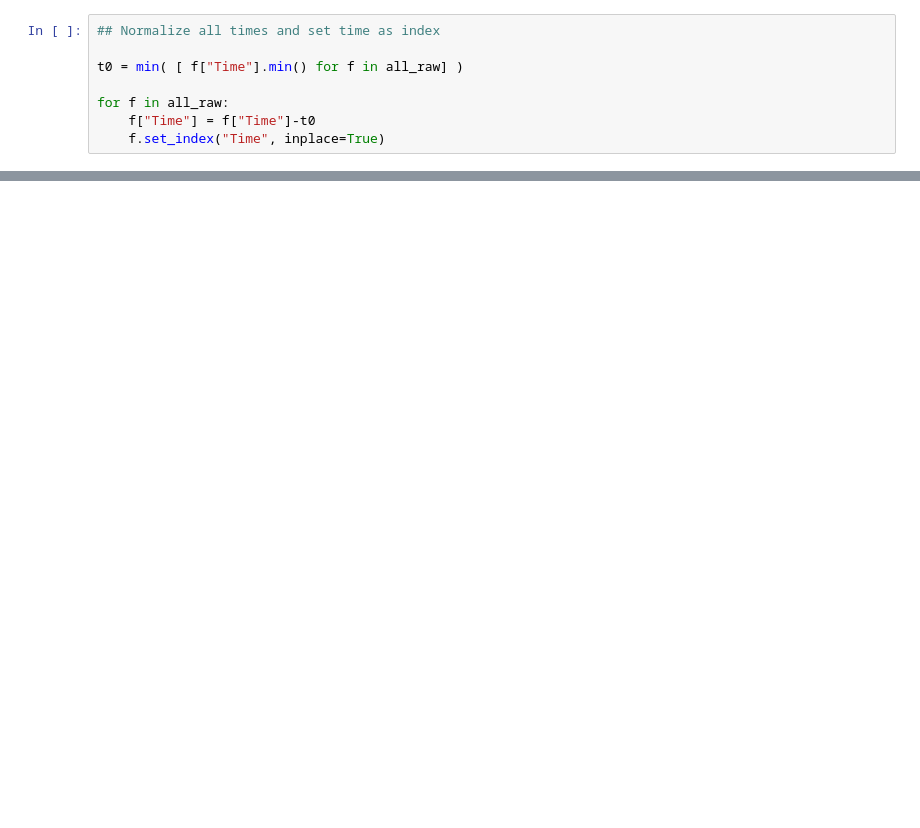
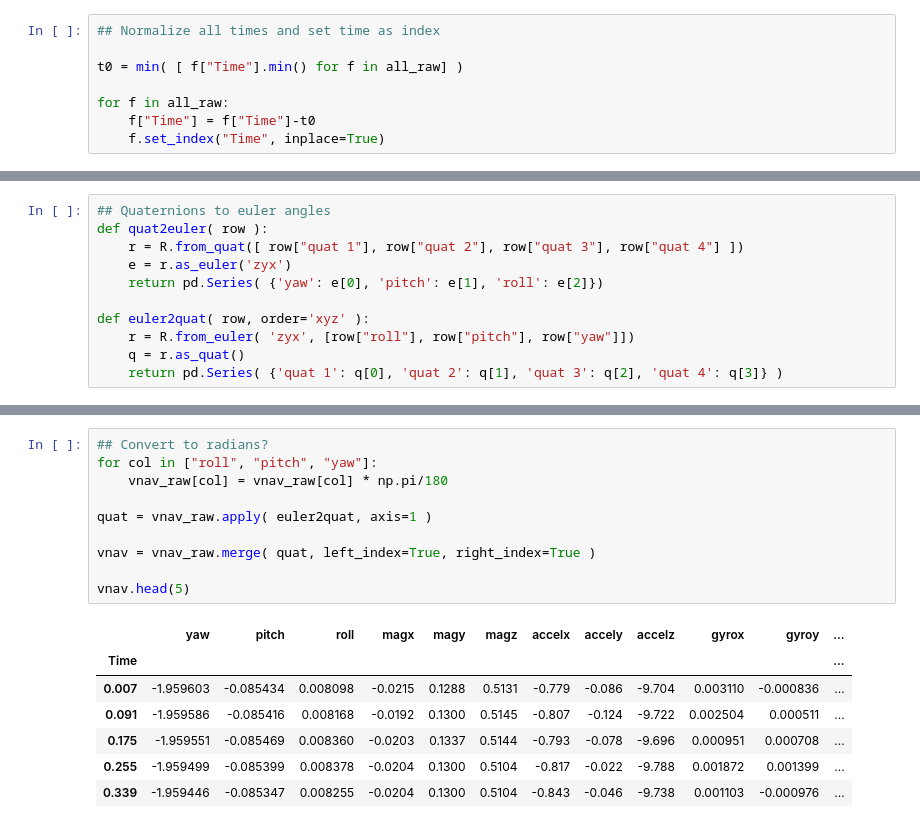
Before and after one commit to amarburg/covis_imu_analysis, a Jupyter notebook: imu_analysis.ipynb, the cells around one changed output, grey strips where cells are left out. Cells and saved outputs as stored; diff of their text form; blank space fills up the shorter version.

```diff
--- a/imu_analysis.ipynb
+++ b/imu_analysis.ipynb
@@ -61,0 +40,11 @@ yost_raw.head(5)
+# %%
+## Quaternions to euler angles
+def quat2euler( row ):
+    r = R.from_quat([ row["quat 1"], row["quat 2"], row["quat 3"], row["quat 4"] ])
+    e = r.as_euler('zyx')
+    return pd.Series( {'yaw': e[0], 'pitch': e[1], 'roll': e[2]})
+
+def euler2quat( row, order='xyz' ):
+    r = R.from_euler( 'zyx', [row["roll"], row["pitch"], row["yaw"]])
+    q = r.as_quat()
+    return pd.Series( {'quat 1': q[0], 'quat 2': q[1], 'quat 3': q[2], 'quat 4': q[3]} )
@@ -61,0 +69,18 @@ yost_raw.head(5)
+# %%
+## Convert to radians?
+for col in ["roll", "pitch", "yaw"]:
+    vnav_raw[col] = vnav_raw[col] * np.pi/180
+
+quat = vnav_raw.apply( euler2quat, axis=1 )
+
+vnav = vnav_raw.merge( quat, left_index=True, right_index=True )
+
+vnav.head(5)
+# %% [output]
+|  | yaw | pitch | roll | magx | magy | magz | accelx | accely | accelz | gyrox | gyroy | ... |
+| Time |  |  |  |  |  |  |  |  |  |  |  | ... |
+| 0.007 | -1.959603 | -0.085434 | 0.008098 | -0.0215 | 0.1288 | 0.5131 | -0.779 | -0.086 | -9.704 | 0.003110 | -0.000836 | ... |
+| 0.091 | -1.959586 | -0.085416 | 0.008168 | -0.0192 | 0.1300 | 0.5145 | -0.807 | -0.124 | -9.722 | 0.002504 | 0.000511 | ... |
+| 0.175 | -1.959551 | -0.085469 | 0.008360 | -0.0203 | 0.1337 | 0.5144 | -0.793 | -0.078 | -9.696 | 0.000951 | 0.000708 | ... |
+| 0.255 | -1.959499 | -0.085399 | 0.008378 | -0.0204 | 0.1300 | 0.5104 | -0.817 | -0.022 | -9.788 | 0.001872 | 0.001399 | ... |
+| 0.339 | -1.959446 | -0.085347 | 0.008255 | -0.0204 | 0.1300 | 0.5104 | -0.843 | -0.046 | -9.738 | 0.001103 | -0.000976 | ... |
```
Also changed, not shown: parts of 9 cells of this notebook.
